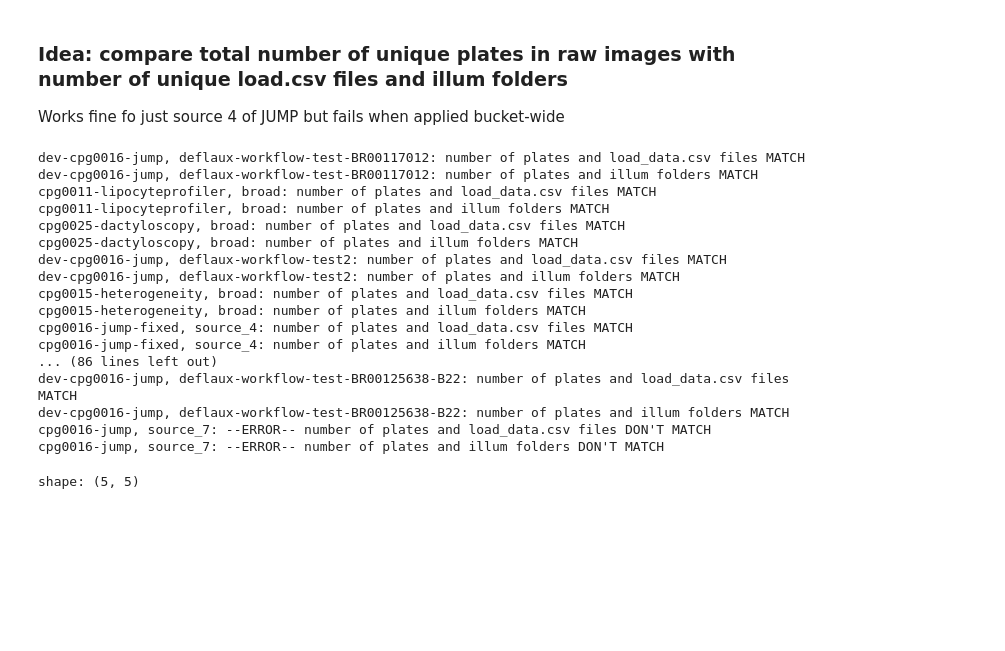
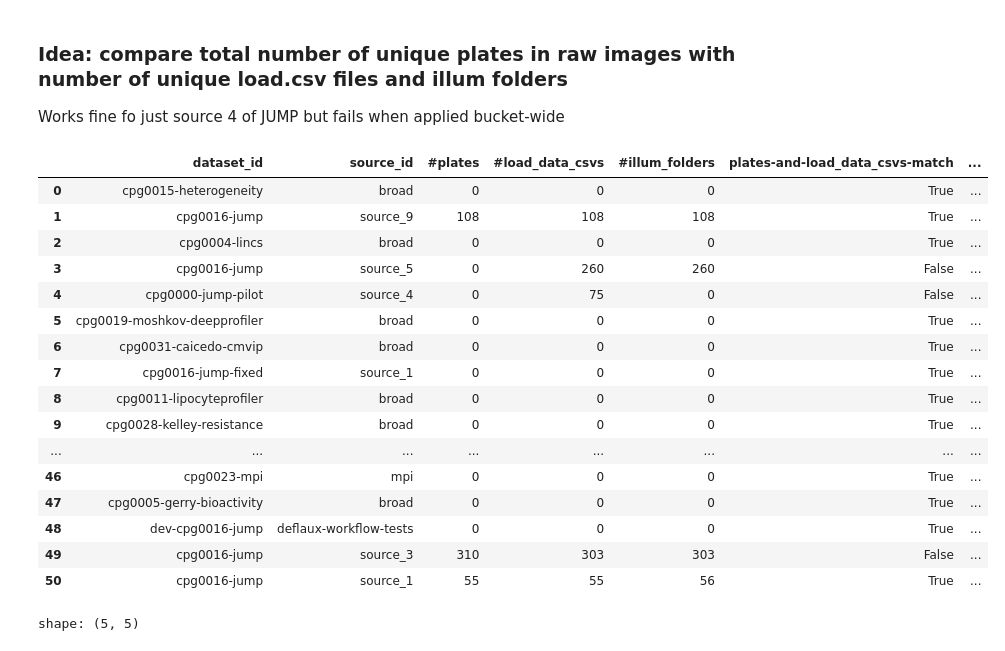
Before and after one commit to broadinstitute/cpg, a Jupyter notebook: CPGvalidator_docs.ipynb, the cells around one changed output. Cells and saved outputs as stored; diff of their text form; code cells hidden in the pictures; blank space fills up the shorter version.

Commit message:
update documentation and tests

```diff
--- a/CPGvalidator_docs.ipynb
+++ b/CPGvalidator_docs.ipynb
@@ -300,6 +300,9 @@ print(f"df2: {df2.shape}")
 print(f"df3: {df3.shape}")
 # %%
 # Try to check within each dataset and source to find where there are missmatches between plates and load_data.csv or illum files
+import pandas as pd
+
+result = pd.DataFrame(columns=['dataset_id', 'source_id', '#plates','#load_data_csvs','#illum_folders','plates-and-load_data_csvs-match', 'plates-and-illum_folders-match'])
 
 df0 =(
     index
@@ -352,33 +355,42 @@ for dataset,source in zip(df0["dataset_id"],df0["source_id"]):
         .collect(streaming=True)
         )
 
-    if df1.shape[0]==df2.shape[0]:
-        print(f"{dataset}, {source}: number of plates and load_data.csv files MATCH")
-    else:
-        print(f"{dataset}, {source}: --ERROR-- number of plates and load_data.csv files DON'T MATCH")
+    # Evaluate if number of plates matches with number of load_data_csv and illum folders
+    matchLoadData= df1.shape[0]==df2.shape[0]
+    matchIllum = df1.shape[0]==df3.shape[0]
 
-    if df1.shape[0]==df3.shape[0]:
-        print(f"{dataset}, {source}: number of plates and illum folders MATCH")
-    else:
-        print(f"{dataset}, {source}: --ERROR-- number of plates and illum folders DON'T MATCH")
+    # Collect results in the results df
+    new_row_data = {'dataset_id': dataset,
+                    'source_id': source,
+                    '#plates': len(df1),
+                    '#load_data_csvs': len(df2),
+                    '#illum_folders': len(df3),
+                    'plates-and-load_data_csvs-match': matchLoadData,
+                    'plates-and-illum_folders-match': matchIllum
+                    }
+    result = pd.concat([result, pd.DataFrame([new_row_data])], ignore_index=True)
+
+result
-# %% [output]
-dev-cpg0016-jump, deflaux-workflow-test-BR00117012: number of plates and load_data.csv files MATCH
-dev-cpg0016-jump, deflaux-workflow-test-BR00117012: number of plates and illum folders MATCH
-cpg0011-lipocyteprofiler, broad: number of plates and load_data.csv files MATCH
-cpg0011-lipocyteprofiler, broad: number of plates and illum folders MATCH
-cpg0025-dactyloscopy, broad: number of plates and load_data.csv files MATCH
-cpg0025-dactyloscopy, broad: number of plates and illum folders MATCH
-dev-cpg0016-jump, deflaux-workflow-test2: number of plates and load_data.csv files MATCH
-dev-cpg0016-jump, deflaux-workflow-test2: number of plates and illum folders MATCH
-cpg0015-heterogeneity, broad: number of plates and load_data.csv files MATCH
-cpg0015-heterogeneity, broad: number of plates and illum folders MATCH
-cpg0016-jump-fixed, source_4: number of plates and load_data.csv files MATCH
-cpg0016-jump-fixed, source_4: number of plates and illum folders MATCH
-... (86 lines left out)
-dev-cpg0016-jump, deflaux-workflow-test-BR00125638-B22: number of plates and load_data.csv files MATCH
-dev-cpg0016-jump, deflaux-workflow-test-BR00125638-B22: number of plates and illum folders MATCH
-cpg0016-jump, source_7: --ERROR-- number of plates and load_data.csv files DON'T MATCH
-cpg0016-jump, source_7: --ERROR-- number of plates and illum folders DON'T MATCH
+# %%
+result
+# %% [output]
+|  | dataset_id | source_id | #plates | #load_data_csvs | #illum_folders | plates-and-load_data_csvs-match | ... |
+| 0 | cpg0015-heterogeneity | broad | 0 | 0 | 0 | True | ... |
+| 1 | cpg0016-jump | source_9 | 108 | 108 | 108 | True | ... |
+| 2 | cpg0004-lincs | broad | 0 | 0 | 0 | True | ... |
+| 3 | cpg0016-jump | source_5 | 0 | 260 | 260 | False | ... |
+| 4 | cpg0000-jump-pilot | source_4 | 0 | 75 | 0 | False | ... |
+| 5 | cpg0019-moshkov-deepprofiler | broad | 0 | 0 | 0 | True | ... |
+| 6 | cpg0031-caicedo-cmvip | broad | 0 | 0 | 0 | True | ... |
+| 7 | cpg0016-jump-fixed | source_1 | 0 | 0 | 0 | True | ... |
+| 8 | cpg0011-lipocyteprofiler | broad | 0 | 0 | 0 | True | ... |
+| 9 | cpg0028-kelley-resistance | broad | 0 | 0 | 0 | True | ... |
+| ... | ... | ... | ... | ... | ... | ... | ... |
+| 46 | cpg0023-mpi | mpi | 0 | 0 | 0 | True | ... |
+| 47 | cpg0005-gerry-bioactivity | broad | 0 | 0 | 0 | True | ... |
+| 48 | dev-cpg0016-jump | deflaux-workflow-tests | 0 | 0 | 0 | True | ... |
+| 49 | cpg0016-jump | source_3 | 310 | 303 | 303 | False | ... |
+| 50 | cpg0016-jump | source_1 | 55 | 55 | 56 | True | ... |
 # %%
 # There appear to be some issues when parsing well_id, particularly in the embedding.parquet files from sources 1, 2 and 7 of the JUMP dataset.
 # The well_id listed in the index corresponds to the previous "segment" of the key.
```
